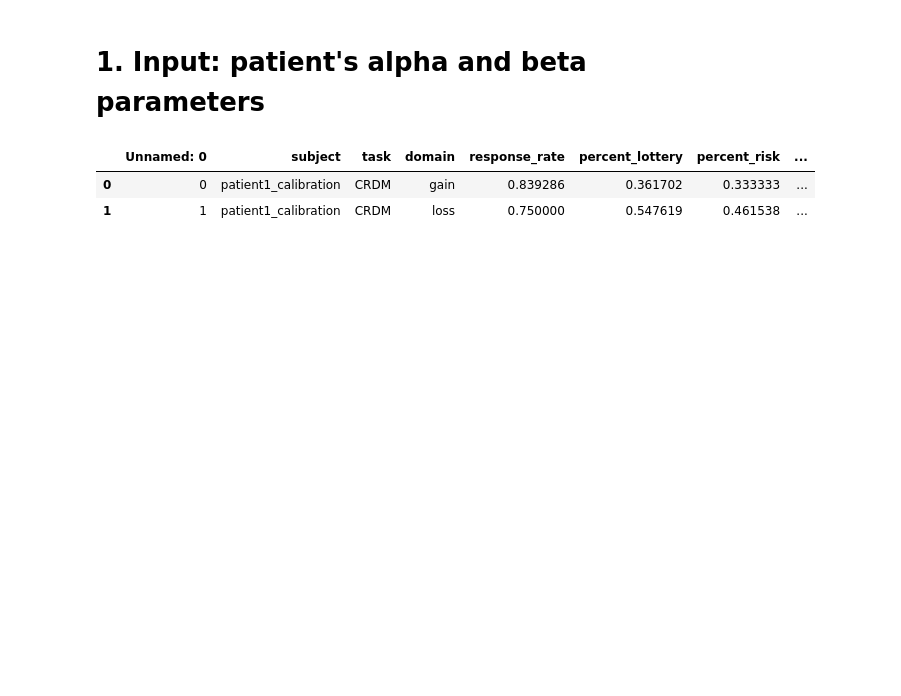
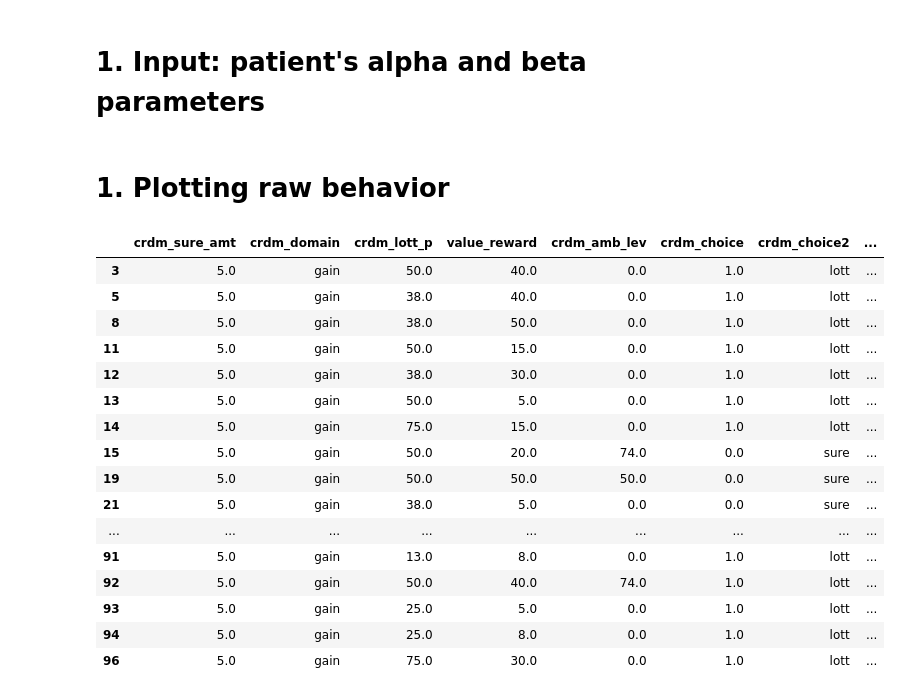
Before and after one commit to CDN-Lab/Intracraneal_electrodes, a Jupyter notebook: uncertaintyencoding.ipynb, the cells around one changed output. Cells and saved outputs as stored; diff of their text form; code cells hidden in the pictures; blank space fills up the shorter version.

```diff
--- a/uncertaintyencoding.ipynb
+++ b/uncertaintyencoding.ipynb
@@ -8,19 +8,16 @@ import pandas as pd
 import os
 import matplotlib.pyplot as plt
 import numpy as np
-pd.options.display.max_rows = 999
-pd.options.display.max_columns = 999
+#pd.options.display.max_rows = 999
+#pd.options.display.max_columns = 999
 # %% [markdown]
 # 1. Input: patient's alpha and beta parameters
 # %%
-#Define files & data pathway
-patient_code = 'patient1_calibration'
-patient_split_dir = '/Volumes/UCDN/Santiago_Guardo/data/split'
-utility_dir = '/Volumes/UCDN/Santiago_Guardo/data/utility'
-utility_analysis = '/Volumes/UCDN/Santiago_Guardo/data/utility/split_CRDM_analysis.csv'
-parameters = pd.read_csv(utility_analysis)
-parameters
+#Define files & data pathway MAC OS
+'''delete the comments and use the code if you are using a MAC'''
+#patient_code = 'patient1_calibration'
+#patient_split_dir = '/Volumes/UCDN/Santiago_Guardo/data/split'
+#utility_dir = '/Volumes/UCDN/Santiago_Guardo/data/utility'
+#utility_analysis = '/Volumes/UCDN/Santiago_Guardo/data/utility/split_CRDM_analysis.csv'
+#parameters = pd.read_csv(utility_analysis)
+#parameters
-# %% [output]
-|  | Unnamed: 0 | subject | task | domain | response_rate | percent_lottery | percent_risk | ... |
-| 0 | 0 | patient1_calibration | CRDM | gain | 0.839286 | 0.361702 | 0.333333 | ... |
-| 1 | 1 | patient1_calibration | CRDM | loss | 0.750000 | 0.547619 | 0.461538 | ... |
@@ -26,0 +39,41 @@ parameters
+# %% [markdown]
+# 1. Plotting raw behavior
+# %%
+#df from original trials output
+df =  trials[['crdm_trial_type', 'crdm_domain','crdm_sure_amt', 'crdm_lott_bot', 'crdm_lott_top', 'crdm_lott_p', 'crdm_amb_lev', 'crdm_choice', 'crdm_choice2','crdm_lott','crdm_lott2']].copy()
+
+#filtering out practice and Nan values
+df = df.loc[df['crdm_trial_type'] != 'practice']
+df = df[df['crdm_choice'].notna()]
+
+#Adding the lotterys
+df['value_reward'] = df['crdm_lott_bot'] +  df['crdm_lott_top']
+
+#Dropping unneccesary columns
+df = df.drop(columns=['crdm_trial_type','crdm_lott_bot','crdm_lott_top']).reset_index(drop=True)
+
+#Organizing
+column_order = ['crdm_sure_amt', 'crdm_domain', 'crdm_lott_p','value_reward', 'crdm_amb_lev', 'crdm_choice', 'crdm_choice2', 'crdm_lott', 'crdm_lott2']
+df = df[column_order]
+dfgains = df.loc[df['crdm_domain'] == 'gain']
+dfloss = df.loc [df['crdm_domain'] == 'loss']
+
+dfgains
+# %% [output]
+|  | crdm_sure_amt | crdm_domain | crdm_lott_p | value_reward | crdm_amb_lev | crdm_choice | crdm_choice2 | ... |
+| 3 | 5.0 | gain | 50.0 | 40.0 | 0.0 | 1.0 | lott | ... |
+| 5 | 5.0 | gain | 38.0 | 40.0 | 0.0 | 1.0 | lott | ... |
+| 8 | 5.0 | gain | 38.0 | 50.0 | 0.0 | 1.0 | lott | ... |
+| 11 | 5.0 | gain | 50.0 | 15.0 | 0.0 | 1.0 | lott | ... |
+| 12 | 5.0 | gain | 38.0 | 30.0 | 0.0 | 1.0 | lott | ... |
+| 13 | 5.0 | gain | 50.0 | 5.0 | 0.0 | 1.0 | lott | ... |
+| 14 | 5.0 | gain | 75.0 | 15.0 | 0.0 | 1.0 | lott | ... |
+| 15 | 5.0 | gain | 50.0 | 20.0 | 74.0 | 0.0 | sure | ... |
+| 19 | 5.0 | gain | 50.0 | 50.0 | 50.0 | 0.0 | sure | ... |
+| 21 | 5.0 | gain | 38.0 | 5.0 | 0.0 | 0.0 | sure | ... |
+| ... | ... | ... | ... | ... | ... | ... | ... | ... |
+| 91 | 5.0 | gain | 13.0 | 8.0 | 0.0 | 1.0 | lott | ... |
+| 92 | 5.0 | gain | 50.0 | 40.0 | 74.0 | 1.0 | lott | ... |
+| 93 | 5.0 | gain | 25.0 | 5.0 | 0.0 | 1.0 | lott | ... |
+| 94 | 5.0 | gain | 25.0 | 8.0 | 0.0 | 1.0 | lott | ... |
+| 96 | 5.0 | gain | 75.0 | 30.0 | 0.0 | 1.0 | lott | ... |
```
Also changed, not shown: parts of 5 cells of this notebook.
